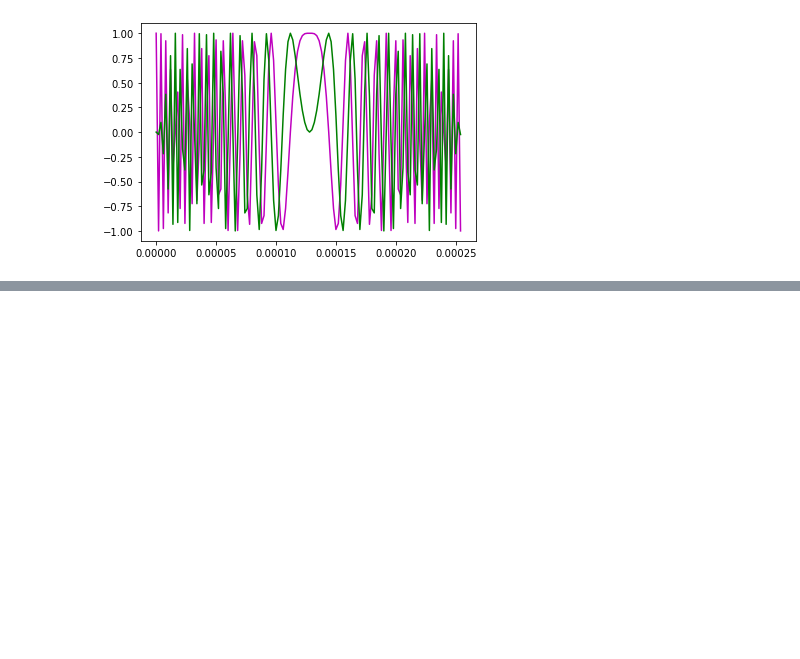
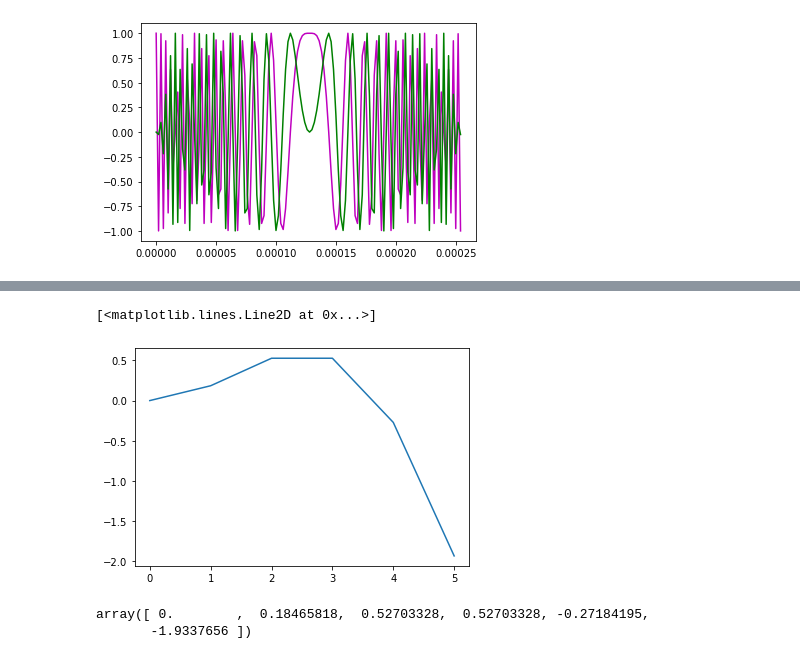
Before and after one commit to senthilkumarl87/lora, a Jupyter notebook: lora.ipynb, the cells around one changed output, grey strips where cells are left out. Drawn from its saved outputs; the diff is of its cells as text; code cells hidden in the pictures; blank space fills up the shorter version.

```diff
--- a/lora.ipynb
+++ b/lora.ipynb
@@ -26,0 +156,13 @@ plt.plot(t,np.imag(sig), 'g')
+# %%
+xc = np.arange(0, pi+pi/5, pi/5, dtype=np.double)
+yc = np.sin(xc)
+y_int = integrate.cumtrapz(xc,yc, initial=0)
+plt.plot(y_int)
+# %% [output]
+[<matplotlib.lines.Line2D at 0x...>]
+[figure, added]
+# %%
+y_int
+# %% [output]
+array([ 0.        ,  0.18465818,  0.52703328,  0.52703328, -0.27184195,
+       -1.9337656 ])
```
Also changed, not shown: parts of 33 cells of this notebook.
